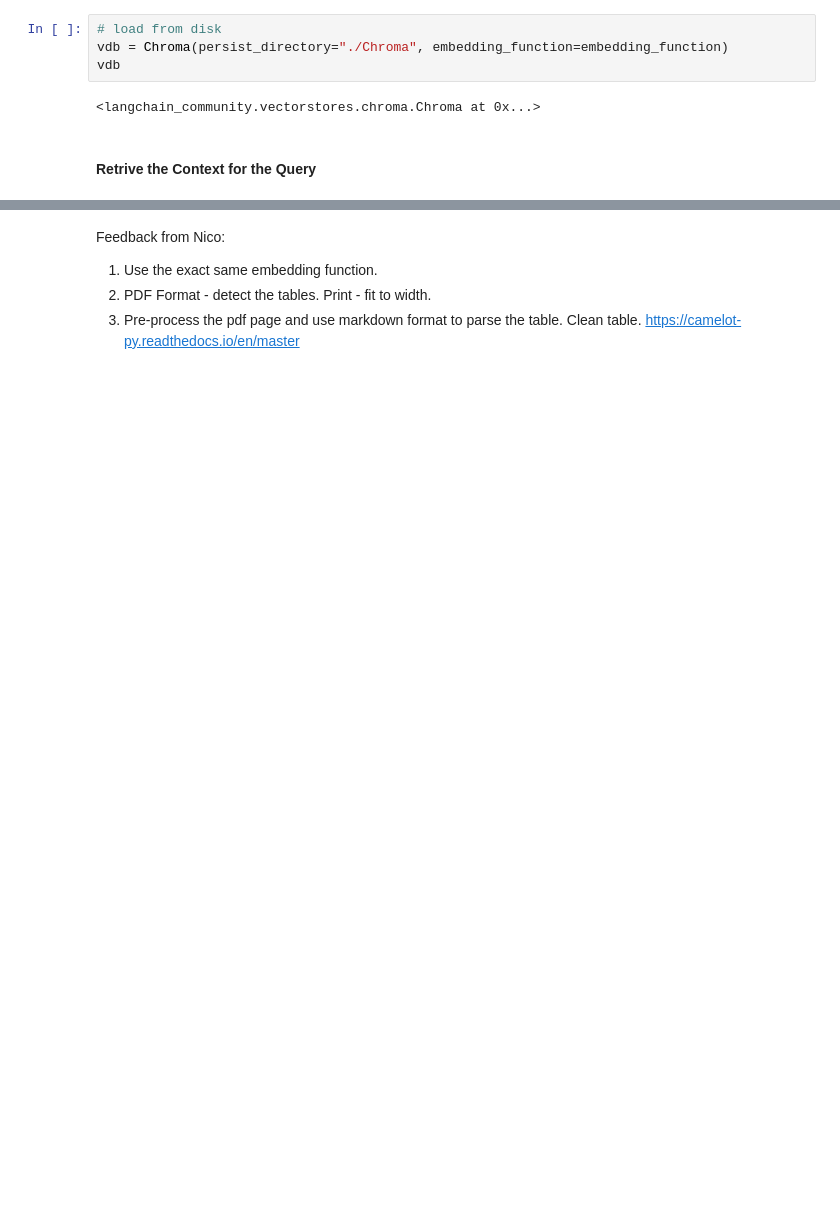
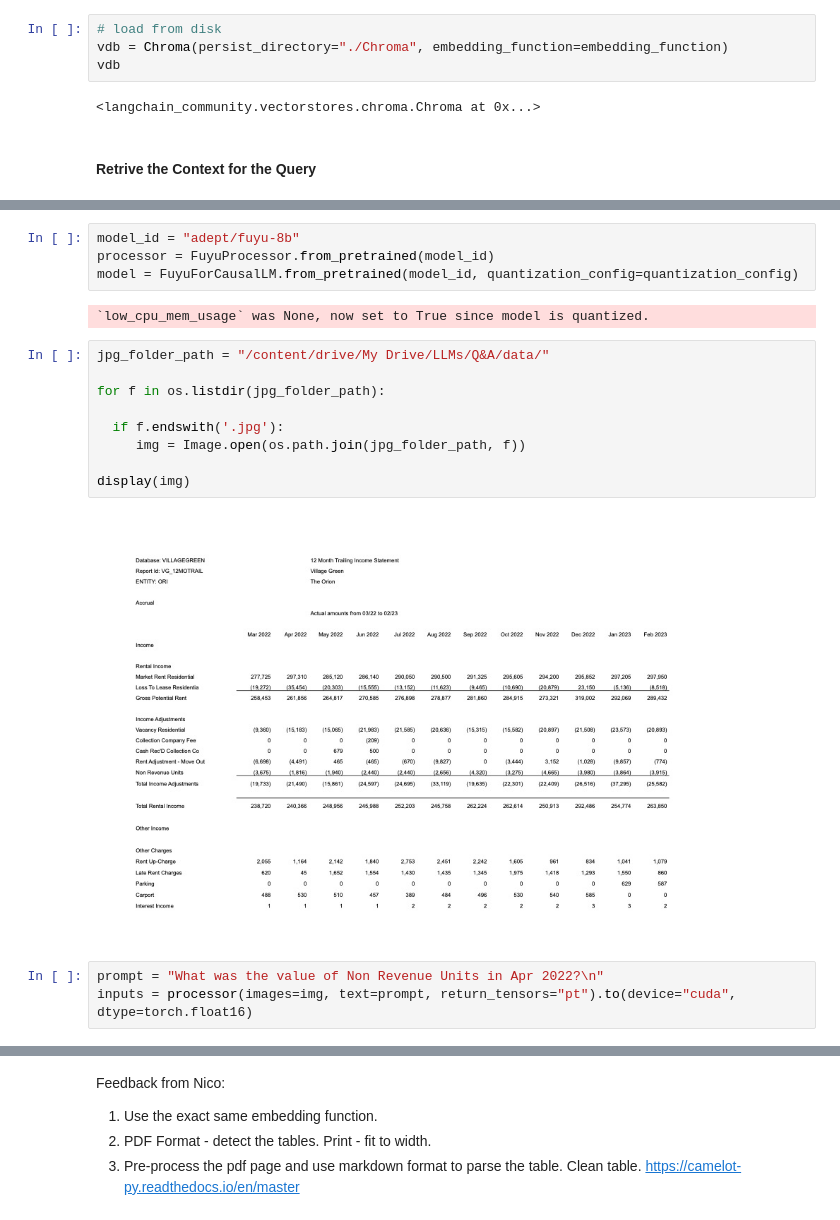
Before and after one commit to kevalshah90/re-rag-qa, a Jupyter notebook: t12_q&a.ipynb, the cells around one changed output, grey strips where cells are left out. Saved outputs shown, nothing was run; the diff lists cells and outputs as text; blank space fills up the shorter version.

```diff
--- a/t12_q&a.ipynb
+++ b/t12_q&a.ipynb
@@ -367,0 +885,20 @@ AssertionError:
+# %%
+model_id = "adept/fuyu-8b"
+processor = FuyuProcessor.from_pretrained(model_id)
+model = FuyuForCausalLM.from_pretrained(model_id, quantization_config=quantization_config)
+# %% [output]
+`low_cpu_mem_usage` was None, now set to True since model is quantized.
+# %%
+jpg_folder_path = "/content/drive/My Drive/LLMs/Q&A/data/"
+
+for f in os.listdir(jpg_folder_path):
+
+  if f.endswith('.jpg'):
+     img = Image.open(os.path.join(jpg_folder_path, f))
+
+display(img)
+# %% [output]
+[figure, added]
+# %%
+prompt = "What was the value of Non Revenue Units in Apr 2022?\n"
+inputs = processor(images=img, text=prompt, return_tensors="pt").to(device="cuda", dtype=torch.float16)
```
Also changed, not shown: parts of 111 cells of this notebook.
